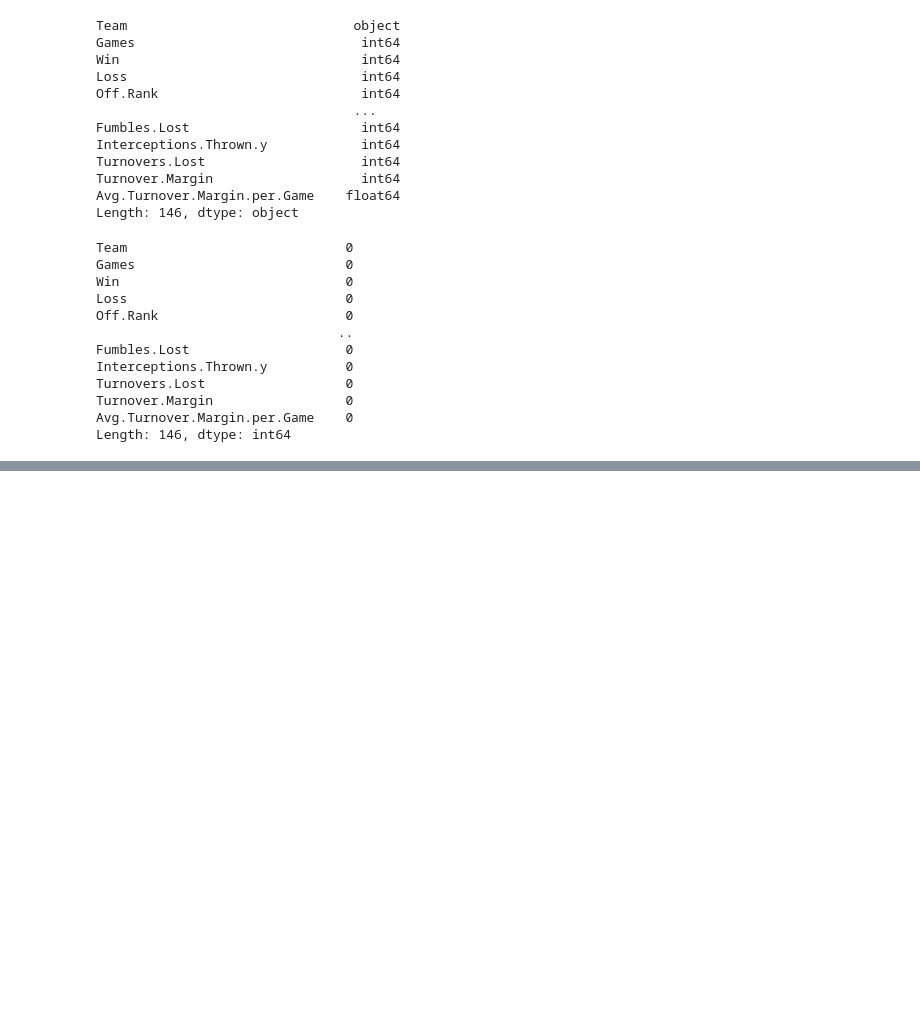
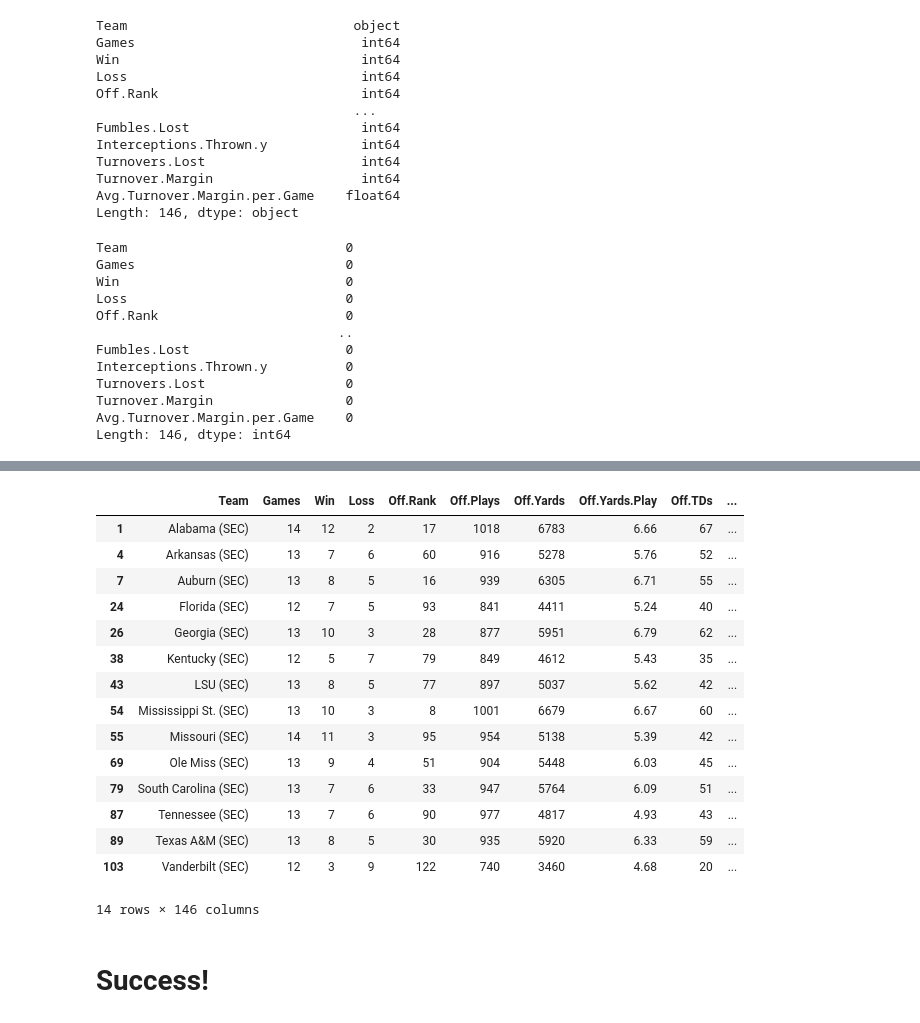
Before and after one commit to jdwrhodes/College_Football_Analysis, a Jupyter notebook: code_files/dftest.ipynb, the cells around one changed output, grey strips where cells are left out. Saved outputs shown, nothing was run; the diff lists cells and outputs as text; code cells hidden in the pictures; blank space fills up the shorter version.

Commit message:
Added way to lookup teams by conference

```diff
--- a/code_files/dftest.ipynb
+++ b/code_files/dftest.ipynb
@@ -94,0 +109,28 @@ Length: 146, dtype: int64
+# %%
+#Now I want to edit those cells and add the correct coference
+df_2013.iat[69,0] = 'Ole Miss (SEC)'
+# %%
+#I'll do the same to Pitt now
+df_2013.iat[73,0] = 'Pittsburgh (ACC)'
+# %%
+#Now I'll get the SEC teams again
+df_2013[df_2013['Team'].str.contains('SEC')]
+# %% [output]
+|  | Team | Games | Win | Loss | Off.Rank | Off.Plays | Off.Yards | Off.Yards.Play | Off.TDs | ... |
+| 1 | Alabama (SEC) | 14 | 12 | 2 | 17 | 1018 | 6783 | 6.66 | 67 | ... |
+| 4 | Arkansas (SEC) | 13 | 7 | 6 | 60 | 916 | 5278 | 5.76 | 52 | ... |
+| 7 | Auburn (SEC) | 13 | 8 | 5 | 16 | 939 | 6305 | 6.71 | 55 | ... |
+| 24 | Florida (SEC) | 12 | 7 | 5 | 93 | 841 | 4411 | 5.24 | 40 | ... |
+| 26 | Georgia (SEC) | 13 | 10 | 3 | 28 | 877 | 5951 | 6.79 | 62 | ... |
+| 38 | Kentucky (SEC) | 12 | 5 | 7 | 79 | 849 | 4612 | 5.43 | 35 | ... |
+| 43 | LSU (SEC) | 13 | 8 | 5 | 77 | 897 | 5037 | 5.62 | 42 | ... |
+| 54 | Mississippi St. (SEC) | 13 | 10 | 3 | 8 | 1001 | 6679 | 6.67 | 60 | ... |
+| 55 | Missouri (SEC) | 14 | 11 | 3 | 95 | 954 | 5138 | 5.39 | 42 | ... |
+| 69 | Ole Miss (SEC) | 13 | 9 | 4 | 51 | 904 | 5448 | 6.03 | 45 | ... |
+| 79 | South Carolina (SEC) | 13 | 7 | 6 | 33 | 947 | 5764 | 6.09 | 51 | ... |
+| 87 | Tennessee (SEC) | 13 | 7 | 6 | 90 | 977 | 4817 | 4.93 | 43 | ... |
+| 89 | Texas A&M (SEC) | 13 | 8 | 5 | 30 | 935 | 5920 | 6.33 | 59 | ... |
+| 103 | Vanderbilt (SEC) | 12 | 3 | 9 | 122 | 740 | 3460 | 4.68 | 20 | ... |
+14 rows × 146 columns
+# %% [markdown]
+<h1>Success!</h1>
```
Also changed, not shown: parts of 2 cells of this notebook.
